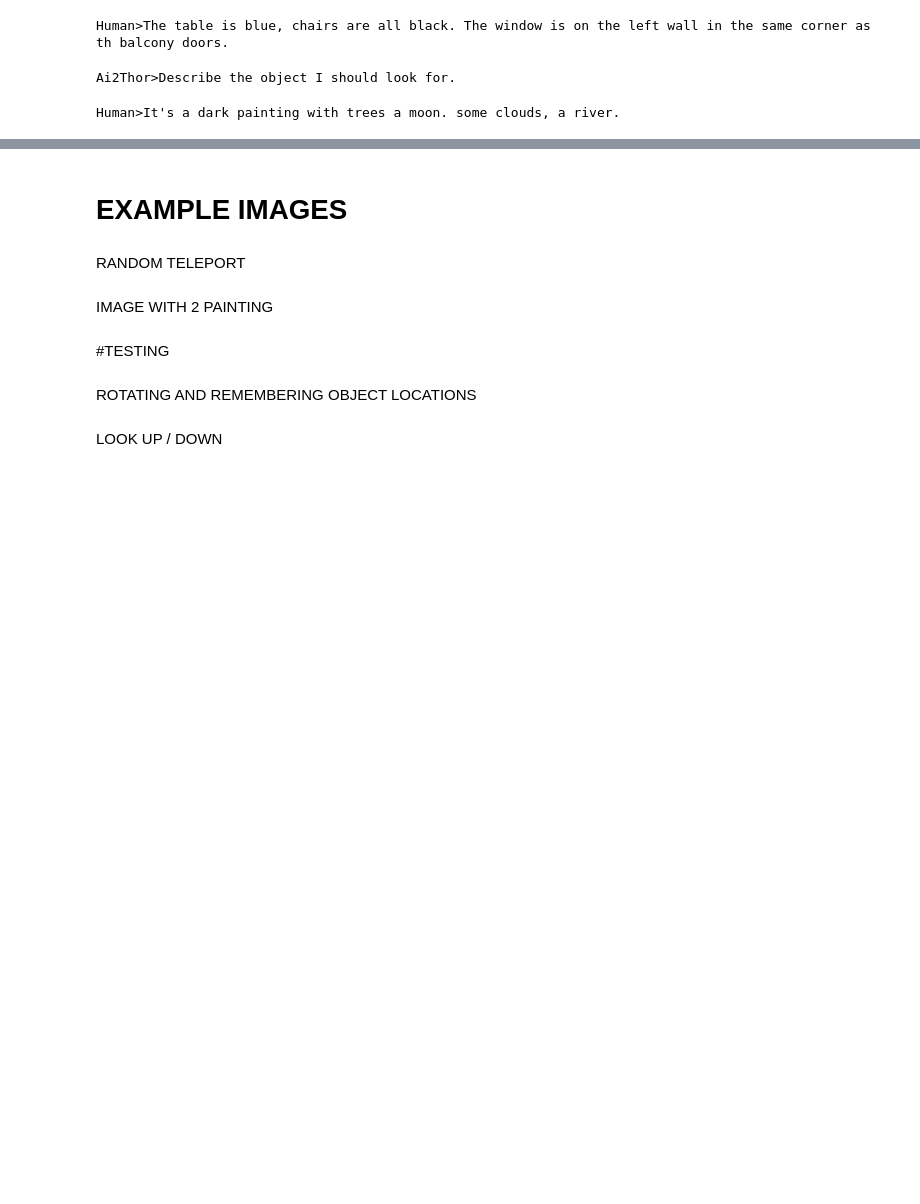
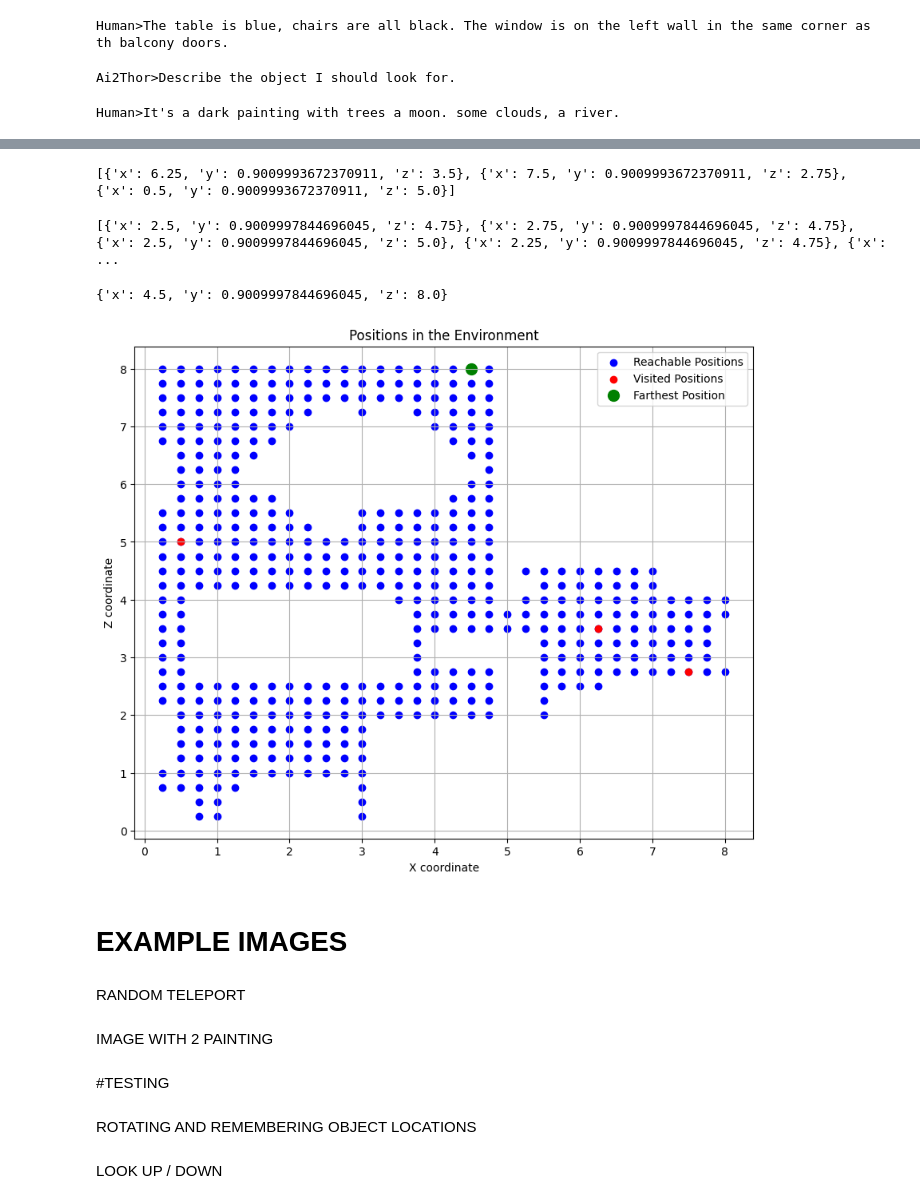
Before and after one commit to matercomus/ma-communicative-robots-G1, a Jupyter notebook: our_stuff/PROTOTYPE.ipynb, the cells around one changed output, grey strips where cells are left out. Saved outputs shown, nothing was run; the diff lists cells and outputs as text; code cells hidden in the pictures; blank space fills up the shorter version.

Commit message:
added the farthest position functions and a plot

```diff
--- a/our_stuff/PROTOTYPE.ipynb
+++ b/our_stuff/PROTOTYPE.ipynb
@@ -177,6 +179,8 @@ def teleport_in_front_of_object(
     event = controller.step(
         action="Teleport", position=closest_position, rotation=rotation
     )
+    agent_position = controller.last_event.metadata['agent']['position']
+    visited_positions.append(agent_position)
 
     return event  # Return the event after adjusting view angle
 # %%
@@ -564,6 +567,8 @@ rotation = random.choice(range(360))
 print("Teleporting the agent to", position, " with rotation", rotation)
 
 event = controller.step(action="Teleport", position=position, rotation=rotation)
+agent_position = controller.last_event.metadata['agent']['position']
+visited_positions.append(agent_position)
 
 # Image.fromarray(event.frame) # image for clearity
 # %% [output]
@@ -624,0 +643,21 @@ print("Teleport to new room if item isn't found")
+# %%
+print(visited_positions)
+# %% [output]
+[{'x': 6.25, 'y': 0.9009993672370911, 'z': 3.5}, {'x': 7.5, 'y': 0.9009993672370911, 'z': 2.75}, {'x': 0.5, 'y': 0.9009993672370911, 'z': 5.0}]
+# %%
+print(reachable_positions)
+# %% [output]
+[{'x': 2.5, 'y': 0.9009997844696045, 'z': 4.75}, {'x': 2.75, 'y': 0.9009997844696045, 'z': 4.75}, {'x': 2.5, 'y': 0.9009997844696045, 'z': 5.0}, {'x': 2.25, 'y': 0.9009997844696045, 'z': 4.75}, {'x':  ...
+# %%
+def euclidean_distance_2d(pos1, pos2):
+    """
+    Calculate the Euclidean distance between two positions in 2D space (x and z axes).
+
+    Args:
+        pos1 (dict): The first position with 'x' and 'z' coordinates.
+        pos2 (dict): The second position with 'x' and 'z' coordinates.
+
+    Returns:
+        float: The Euclidean distance between the two positions.
+    """
+    return math.sqrt((pos1['x'] - pos2['x'])**2 + (pos1['z'] - pos2['z'])**2)
@@ -625,3 +688,30 @@ print("Teleport to new room if item isn't found")
+# %%
+farthest_position = get_farthest_position(reachable_positions, visited_positions)
+print(farthest_position)
+# %% [output]
+{'x': 4.5, 'y': 0.9009997844696045, 'z': 8.0}
+# %%
+import matplotlib.pyplot as plt
+
+# Extract x and z coordinates
+visited_x = [pos['x'] for pos in visited_positions]
+visited_z = [pos['z'] for pos in visited_positions]
+reachable_x = [pos['x'] for pos in reachable_positions]
+reachable_z = [pos['z'] for pos in reachable_positions]
+
+# Plot the positions
+plt.figure(figsize=(10, 8))
+plt.scatter(reachable_x, reachable_z, c='blue', label='Reachable Positions')
+plt.scatter(visited_x, visited_z, c='red', label='Visited Positions')
+plt.scatter(farthest_position['x'], farthest_position['z'], c='green', label='Farthest Position', s=100)
+plt.xlabel('X coordinate')
+plt.ylabel('Z coordinate')
+plt.title('Positions in the Environment')
+plt.legend()
+plt.grid(True)
+plt.show()
+# %% [output]
+[figure, added]
 # %%
 # TO DO: if no more instances, teleport to new room
 
```
Also changed, not shown: parts of 10 cells of this notebook.
